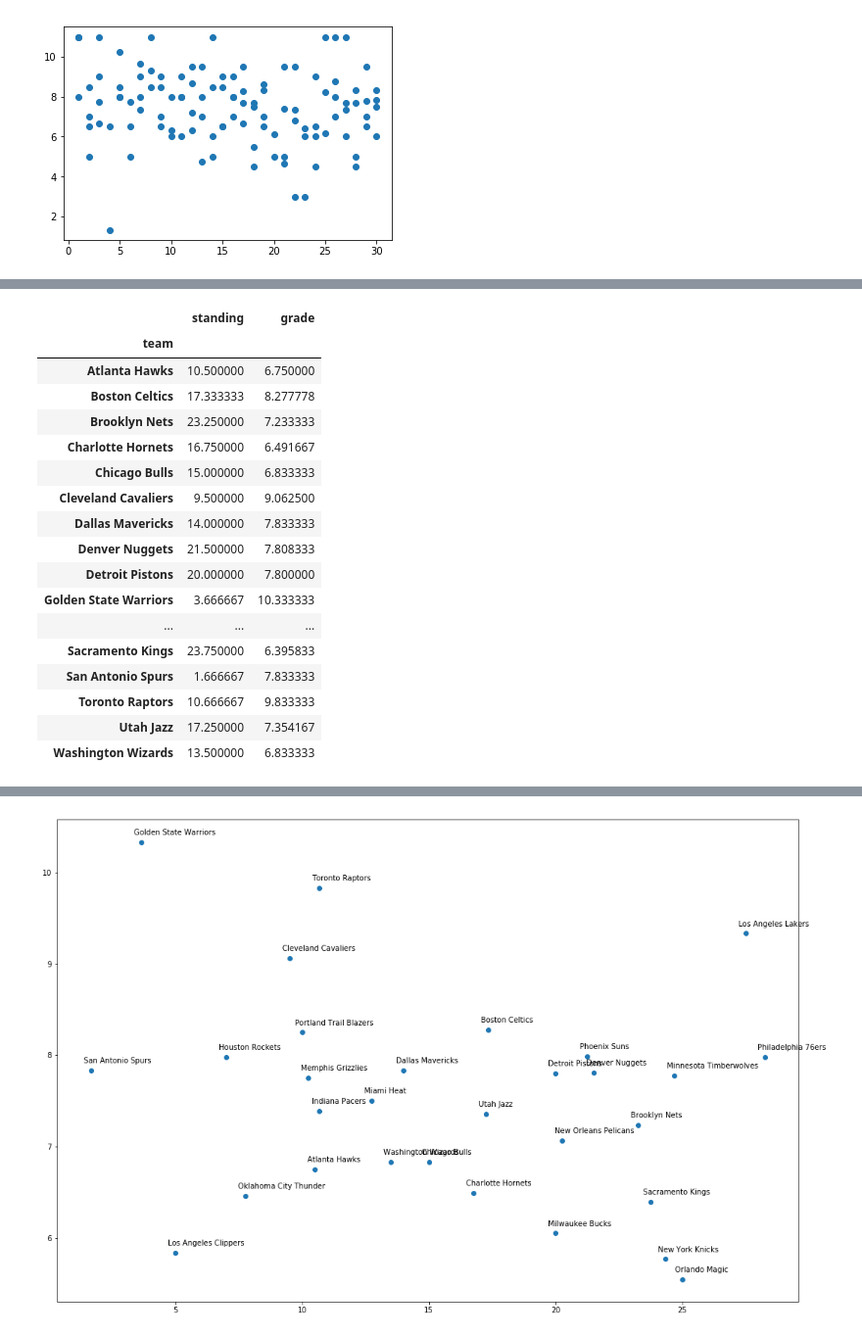
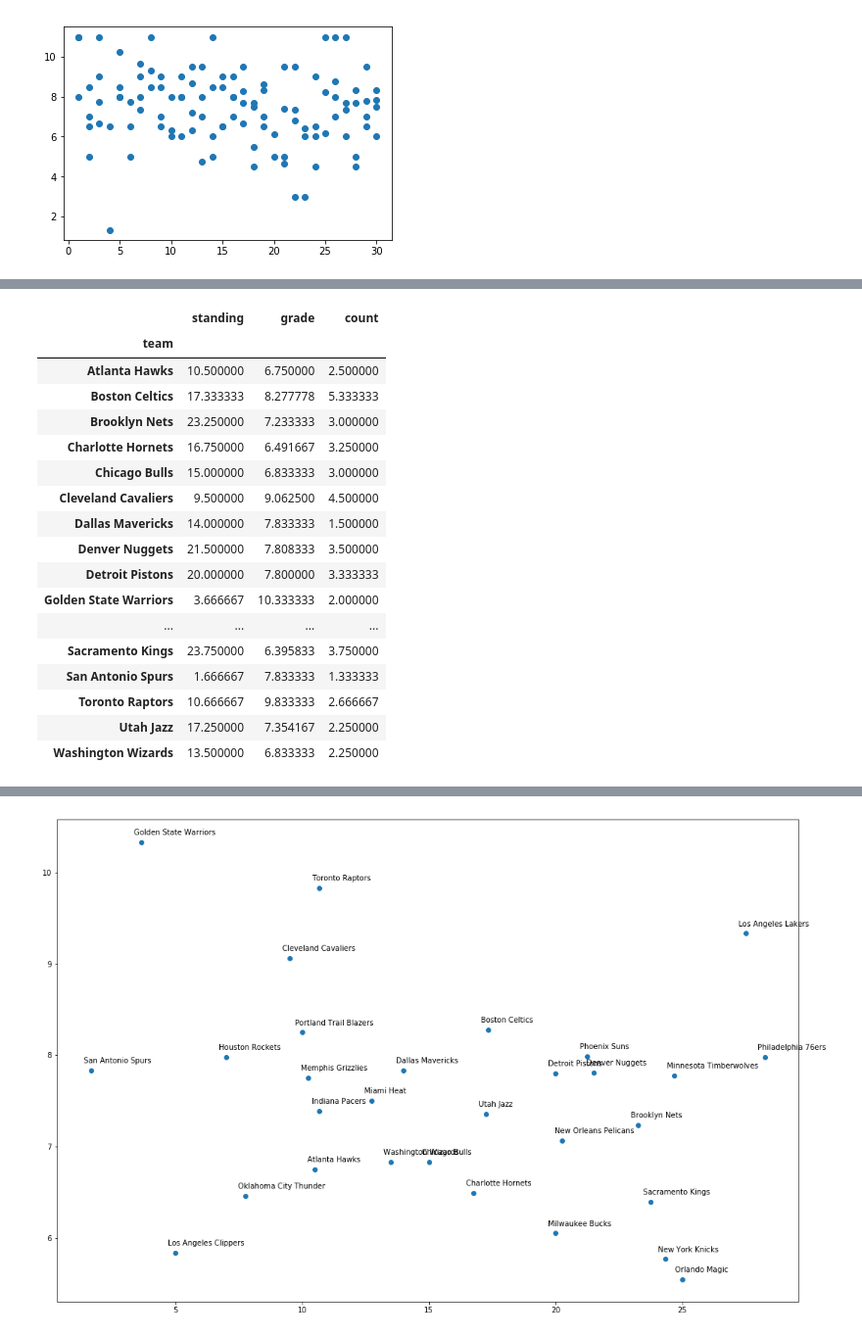
Before and after one commit to Torminator/TradesEvaluation, a Jupyter notebook: 1stTradeAnalysis.ipynb, the cells around one changed output, grey strips where cells are left out. Shown at 98% size. Drawn from its saved outputs; the diff is of its cells as text; code cells hidden in the pictures.

```diff
--- a/1stTradeAnalysis.ipynb
+++ b/1stTradeAnalysis.ipynb
@@ -9,5 +9,6 @@ results = db.trades.aggregate([
         #{"$match": {"team": "Dallas Mavericks"}},
         {"$group":
             {"_id": {"season":"$season", "team": "$team"},
-             "grade": {"$avg": "$grade"}}}])
+             "grade": {"$avg": "$grade"},
+             "count": {"$sum": 1}}}])
 # %%
@@ -15,7 +16,7 @@
 # %%
 import pandas as pd
 # %%
-df = pd.DataFrame(data, columns=["season", "team", "grade"])
+df = pd.DataFrame(data, columns=["season", "team", "grade", "count"])
 # %%
 standings = pd.read_csv("standings.csv", delimiter=";")
 columns=[('season',year) for year in standings.columns[1:5]]
@@ -55,25 +61,25 @@ plt.scatter(data["standing"], data["grade"])
 # %%
-mean = data.groupby(by="team")["standing", "grade"].mean()
+mean = data.groupby(by="team")["standing", "grade", "count"].mean()
 mean
 # %% [output]
-|  | standing | grade |
-| team |  |  |
-| Atlanta Hawks | 10.500000 | 6.750000 |
-| Boston Celtics | 17.333333 | 8.277778 |
-| Brooklyn Nets | 23.250000 | 7.233333 |
-| Charlotte Hornets | 16.750000 | 6.491667 |
-| Chicago Bulls | 15.000000 | 6.833333 |
-| Cleveland Cavaliers | 9.500000 | 9.062500 |
-| Dallas Mavericks | 14.000000 | 7.833333 |
-| Denver Nuggets | 21.500000 | 7.808333 |
-| Detroit Pistons | 20.000000 | 7.800000 |
-| Golden State Warriors | 3.666667 | 10.333333 |
-| ... | ... | ... |
-| Sacramento Kings | 23.750000 | 6.395833 |
-| San Antonio Spurs | 1.666667 | 7.833333 |
-| Toronto Raptors | 10.666667 | 9.833333 |
-| Utah Jazz | 17.250000 | 7.354167 |
-| Washington Wizards | 13.500000 | 6.833333 |
+|  | standing | grade | count |
+| team |  |  |  |
+| Atlanta Hawks | 10.500000 | 6.750000 | 2.500000 |
+| Boston Celtics | 17.333333 | 8.277778 | 5.333333 |
+| Brooklyn Nets | 23.250000 | 7.233333 | 3.000000 |
+| Charlotte Hornets | 16.750000 | 6.491667 | 3.250000 |
+| Chicago Bulls | 15.000000 | 6.833333 | 3.000000 |
+| Cleveland Cavaliers | 9.500000 | 9.062500 | 4.500000 |
+| Dallas Mavericks | 14.000000 | 7.833333 | 1.500000 |
+| Denver Nuggets | 21.500000 | 7.808333 | 3.500000 |
+| Detroit Pistons | 20.000000 | 7.800000 | 3.333333 |
+| Golden State Warriors | 3.666667 | 10.333333 | 2.000000 |
+| ... | ... | ... | ... |
+| Sacramento Kings | 23.750000 | 6.395833 | 3.750000 |
+| San Antonio Spurs | 1.666667 | 7.833333 | 1.333333 |
+| Toronto Raptors | 10.666667 | 9.833333 | 2.666667 |
+| Utah Jazz | 17.250000 | 7.354167 | 2.250000 |
+| Washington Wizards | 13.500000 | 6.833333 | 2.250000 |
 # %%
 mean.corr()
 # %% [output]
```
Also changed, not shown: parts of 11 cells of this notebook.
